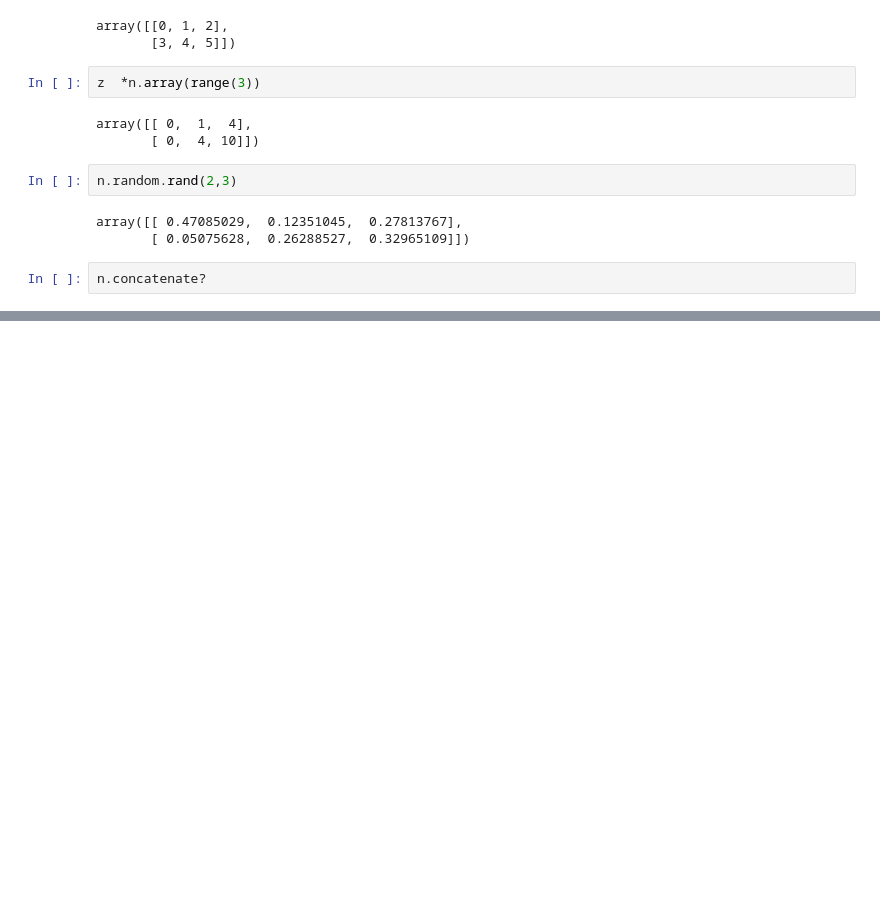
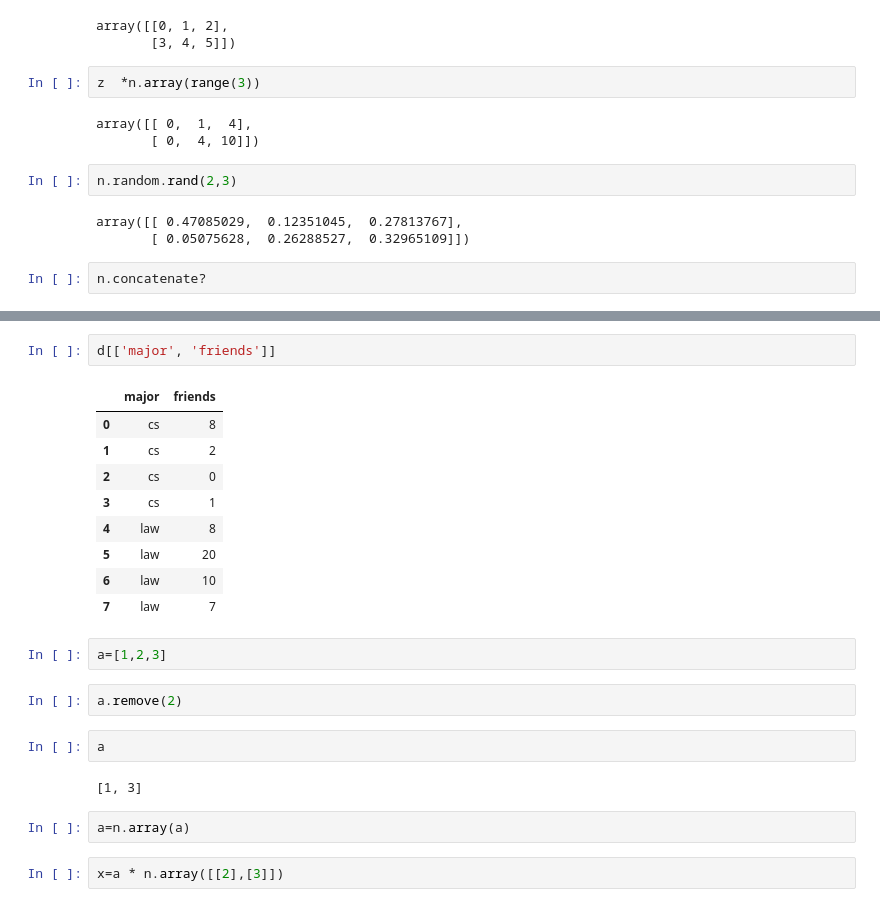
Before and after one commit to jaredly/backprop, a Jupyter notebook: Backprop.ipynb, the cells around one changed output, grey strips where cells are left out. Cells and saved outputs as stored; diff of their text form; blank space fills up the shorter version.

```diff
--- a/Backprop.ipynb
+++ b/Backprop.ipynb
@@ -27,0 +201,24 @@ n.concatenate?
+# %%
+d[['major', 'friends']]
+# %% [output]
+|  | major | friends |
+| 0 | cs | 8 |
+| 1 | cs | 2 |
+| 2 | cs | 0 |
+| 3 | cs | 1 |
+| 4 | law | 8 |
+| 5 | law | 20 |
+| 6 | law | 10 |
+| 7 | law | 7 |
+# %%
+a=[1,2,3]
+# %%
+a.remove(2)
+# %%
+a
+# %% [output]
+[1, 3]
+# %%
+a=n.array(a)
+# %%
+x=a * n.array([[2],[3]])
```
Also changed, not shown: parts of 27 cells of this notebook, 11 other files.
